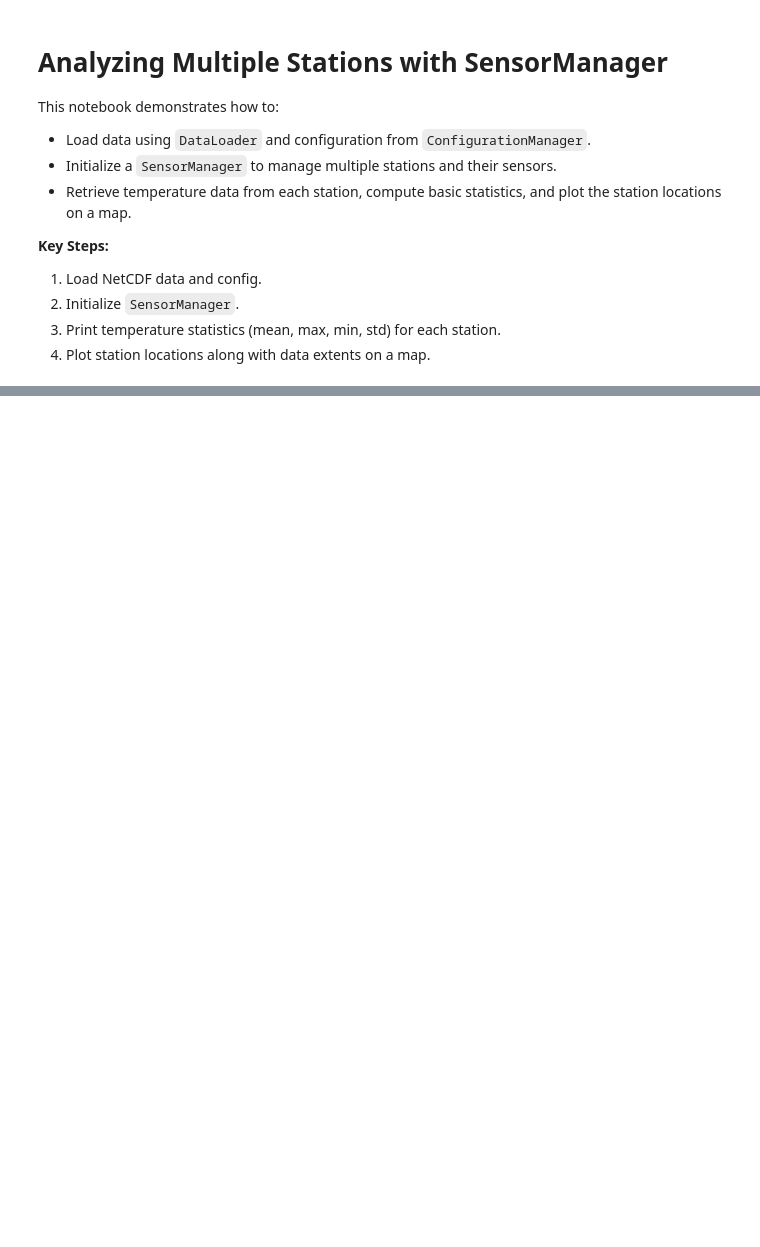
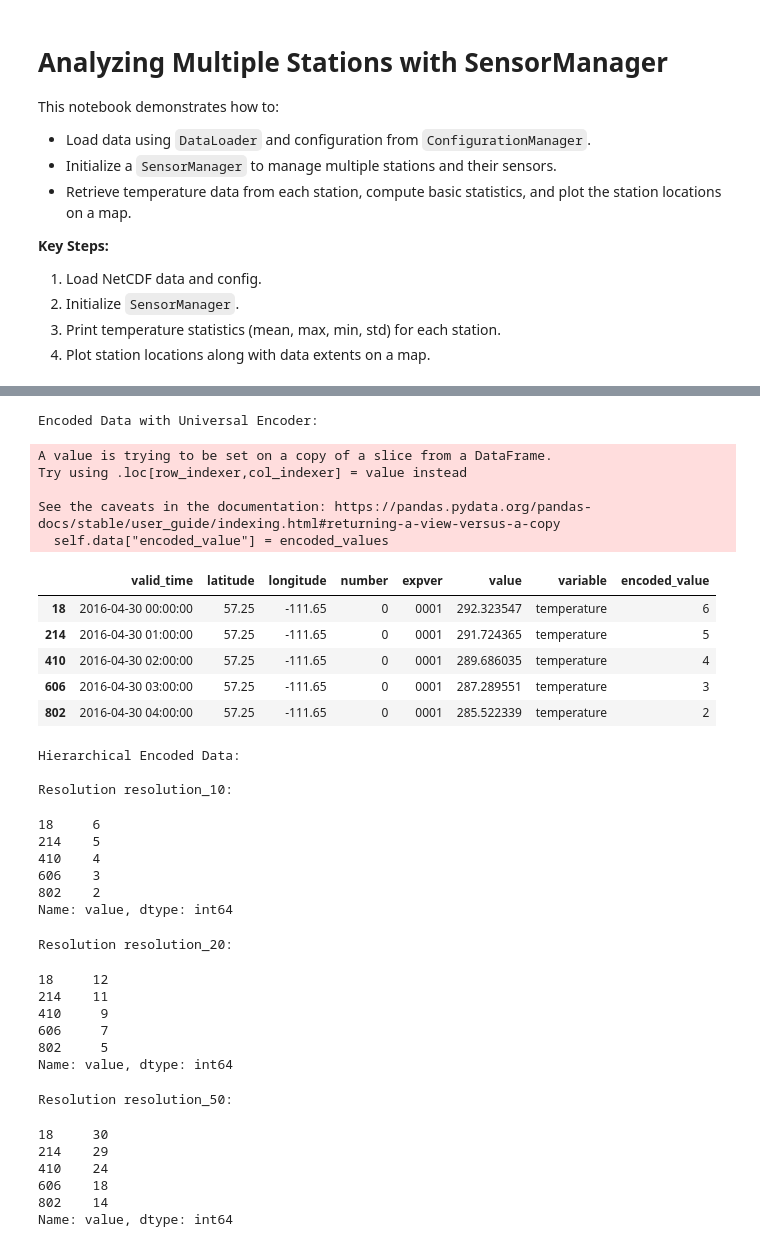
Before and after one commit to richardjpurcell/universal-sensing-etm, a Jupyter notebook: notebooks/Analyze_station_manager.ipynb, the cells around one changed output, grey strips where cells are left out. Saved outputs shown, nothing was run; the diff lists cells and outputs as text; code cells hidden in the pictures; blank space fills up the shorter version.

```diff
--- a/notebooks/Analyze_station_manager.ipynb
+++ b/notebooks/Analyze_station_manager.ipynb
@@ -143 +143,49 @@ Station Temperature Summary:
 [figure]
+# %%
+# Test Universal Encoder
+encoded_data = temp_sensor.encode_data()
+print("Encoded Data with Universal Encoder:")
+display(encoded_data.head())
+
+# Test Hierarchical Encoder
+hierarchical_encoded = temp_sensor.encode_hierarchically(resolutions=[10, 20, 50])
+print("Hierarchical Encoded Data:")
+for res, values in hierarchical_encoded.items():
+    print(f"\nResolution {res}:")
+    display(values.head())
+# %% [output]
+Encoded Data with Universal Encoder:
+A value is trying to be set on a copy of a slice from a DataFrame.
+Try using .loc[row_indexer,col_indexer] = value instead
+
+See the caveats in the documentation: https://pandas.pydata.org/pandas-docs/stable/user_guide/indexing.html#returning-a-view-versus-a-copy
+  self.data["encoded_value"] = encoded_values
+|  | valid_time | latitude | longitude | number | expver | value | variable | encoded_value |
+| 18 | 2016-04-30 00:00:00 | 57.25 | -111.65 | 0 | 0001 | 292.323547 | temperature | 6 |
+| 214 | 2016-04-30 01:00:00 | 57.25 | -111.65 | 0 | 0001 | 291.724365 | temperature | 5 |
+| 410 | 2016-04-30 02:00:00 | 57.25 | -111.65 | 0 | 0001 | 289.686035 | temperature | 4 |
+| 606 | 2016-04-30 03:00:00 | 57.25 | -111.65 | 0 | 0001 | 287.289551 | temperature | 3 |
+| 802 | 2016-04-30 04:00:00 | 57.25 | -111.65 | 0 | 0001 | 285.522339 | temperature | 2 |
+Hierarchical Encoded Data:
+
+Resolution resolution_10:
+18     6
+214    5
+410    4
+606    3
+802    2
+Name: value, dtype: int64
+Resolution resolution_20:
+18     12
+214    11
+410     9
+606     7
+802     5
+Name: value, dtype: int64
+Resolution resolution_50:
+18     30
+214    29
+410    24
+606    18
+802    14
+Name: value, dtype: int64
```
Also changed, not shown: parts of 4 cells of this notebook, 6 other files.
